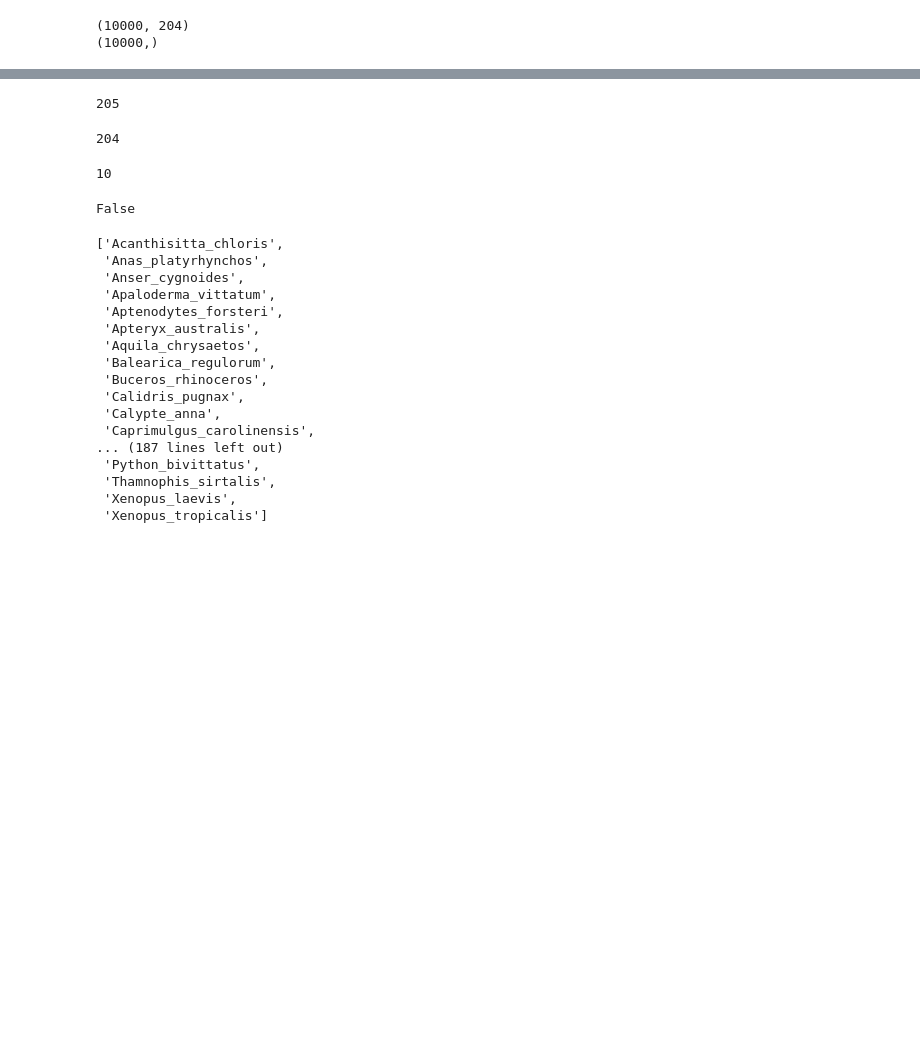
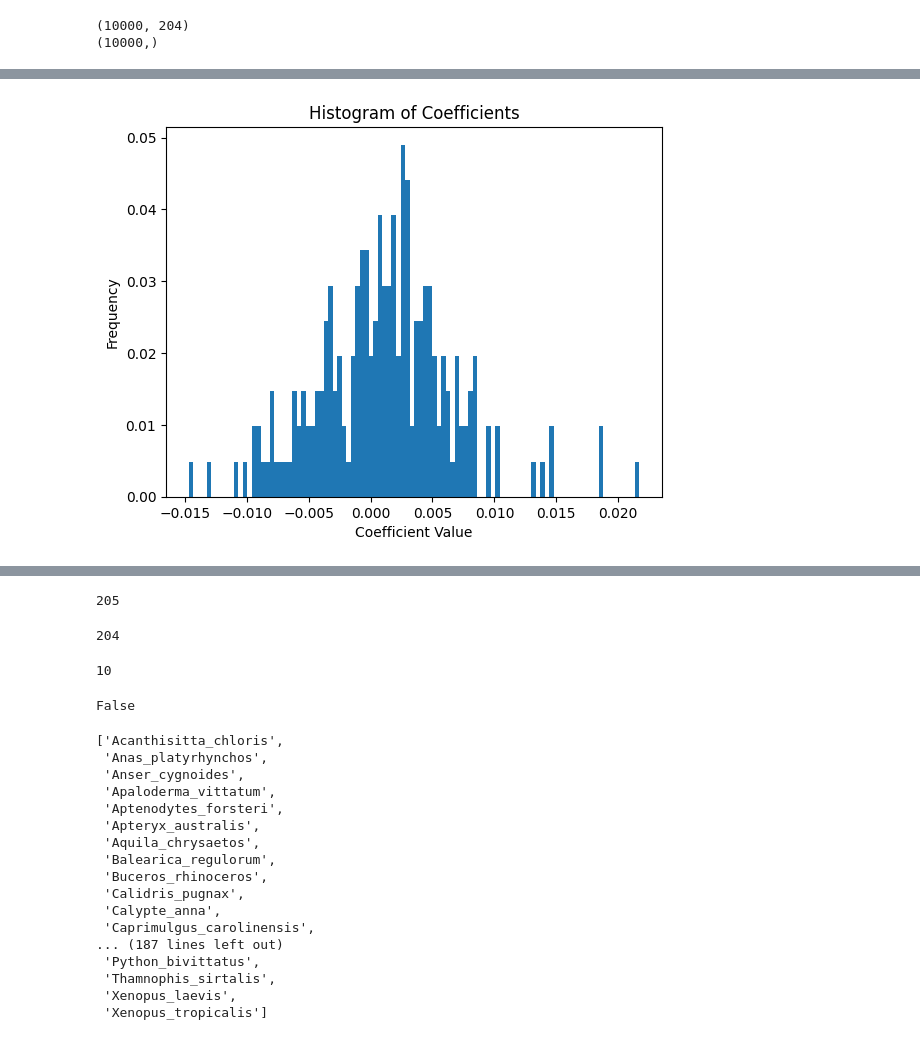
Before and after one commit to alexandermittet/ModComp, a Jupyter notebook: mainCopyLegHer.ipynb, the cells around one changed output, grey strips where cells are left out. Saved outputs shown, nothing was run; the diff lists cells and outputs as text; code cells hidden in the pictures; blank space fills up the shorter version.

Commit message:
added linreg plot of pt1

```diff
--- a/mainCopyLegHer.ipynb
+++ b/mainCopyLegHer.ipynb
@@ -193,0 +194,15 @@ TEST. r2: 0.300, MSE: 3670.268
+# %%
+import matplotlib.ticker as mticker
+
+# Extract coefficients
+coefs = reg.coef_
+
+# Plot histogram of coefficients with normalized frequency
+plt.hist(coefs, bins=100, weights=np.array(204*[1/204]))
+plt.title("Histogram of Coefficients")
+plt.xlabel("Coefficient Value")
+plt.ylabel("Frequency")
+
+plt.show()
+# %% [output]
+[figure, added]
```
Also changed, not shown: parts of 7 cells of this notebook, 1 other file.
